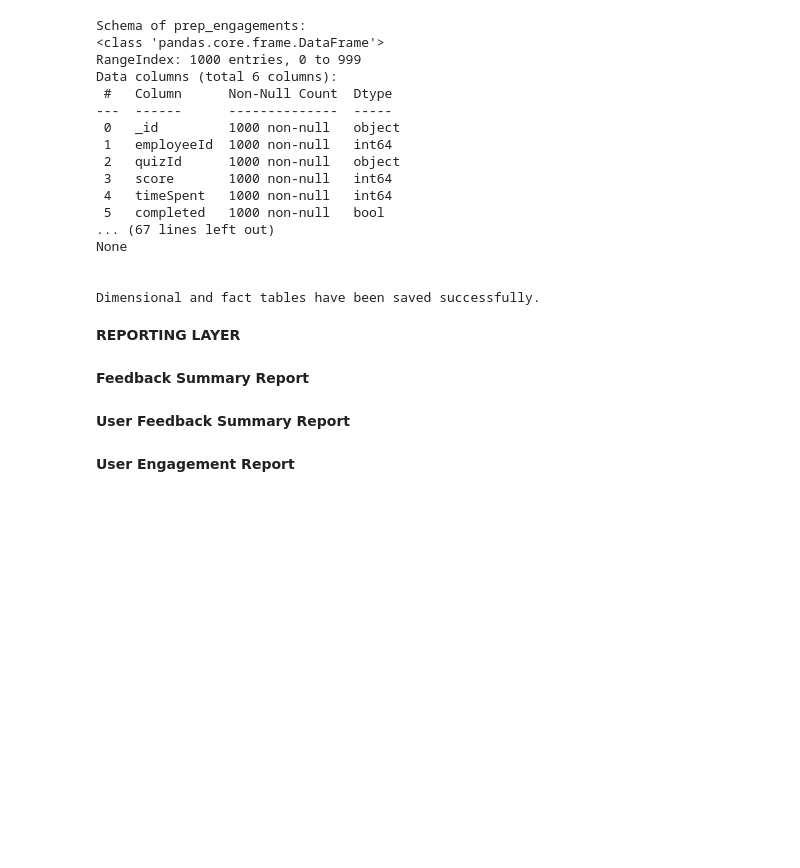
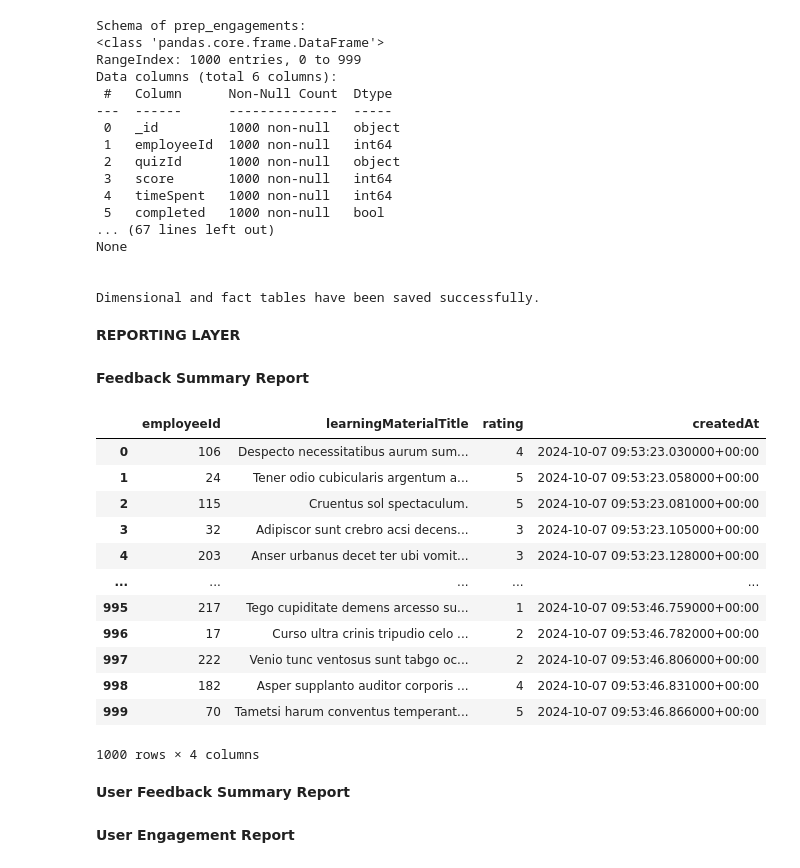
Before and after one commit to tinku0808/major-project, a Jupyter notebook: DE_MAJOR_PROJECT-main/data_engineering.ipynb, the cells around one changed output. Cells and saved outputs as stored; diff of their text form; code cells hidden in the pictures; blank space fills up the shorter version.

```diff
--- a/DE_MAJOR_PROJECT-main/data_engineering.ipynb
+++ b/DE_MAJOR_PROJECT-main/data_engineering.ipynb
@@ -191,6 +193,22 @@ Dimensional and fact tables have been saved successfully.
 **REPORTING LAYER**
 # %% [markdown]
 **Feedback Summary Report**
+# %%
+fact_feedback
+# %% [output]
+|  | employeeId | learningMaterialTitle | rating | createdAt |
+| 0 | 106 | Despecto necessitatibus aurum sum... | 4 | 2024-10-07 09:53:23.030000+00:00 |
+| 1 | 24 | Tener odio cubicularis argentum a... | 5 | 2024-10-07 09:53:23.058000+00:00 |
+| 2 | 115 | Cruentus sol spectaculum. | 5 | 2024-10-07 09:53:23.081000+00:00 |
+| 3 | 32 | Adipiscor sunt crebro acsi decens... | 3 | 2024-10-07 09:53:23.105000+00:00 |
+| 4 | 203 | Anser urbanus decet ter ubi vomit... | 3 | 2024-10-07 09:53:23.128000+00:00 |
+| ... | ... | ... | ... | ... |
+| 995 | 217 | Tego cupiditate demens arcesso su... | 1 | 2024-10-07 09:53:46.759000+00:00 |
+| 996 | 17 | Curso ultra crinis tripudio celo ... | 2 | 2024-10-07 09:53:46.782000+00:00 |
+| 997 | 222 | Venio tunc ventosus sunt tabgo oc... | 2 | 2024-10-07 09:53:46.806000+00:00 |
+| 998 | 182 | Asper supplanto auditor corporis ... | 4 | 2024-10-07 09:53:46.831000+00:00 |
+| 999 | 70 | Tametsi harum conventus temperant... | 5 | 2024-10-07 09:53:46.866000+00:00 |
+1000 rows × 4 columns
 # %%
 reporting_folder = "./report_table"
 
```
Also changed, not shown: parts of 3 cells of this notebook, 7 other files.
